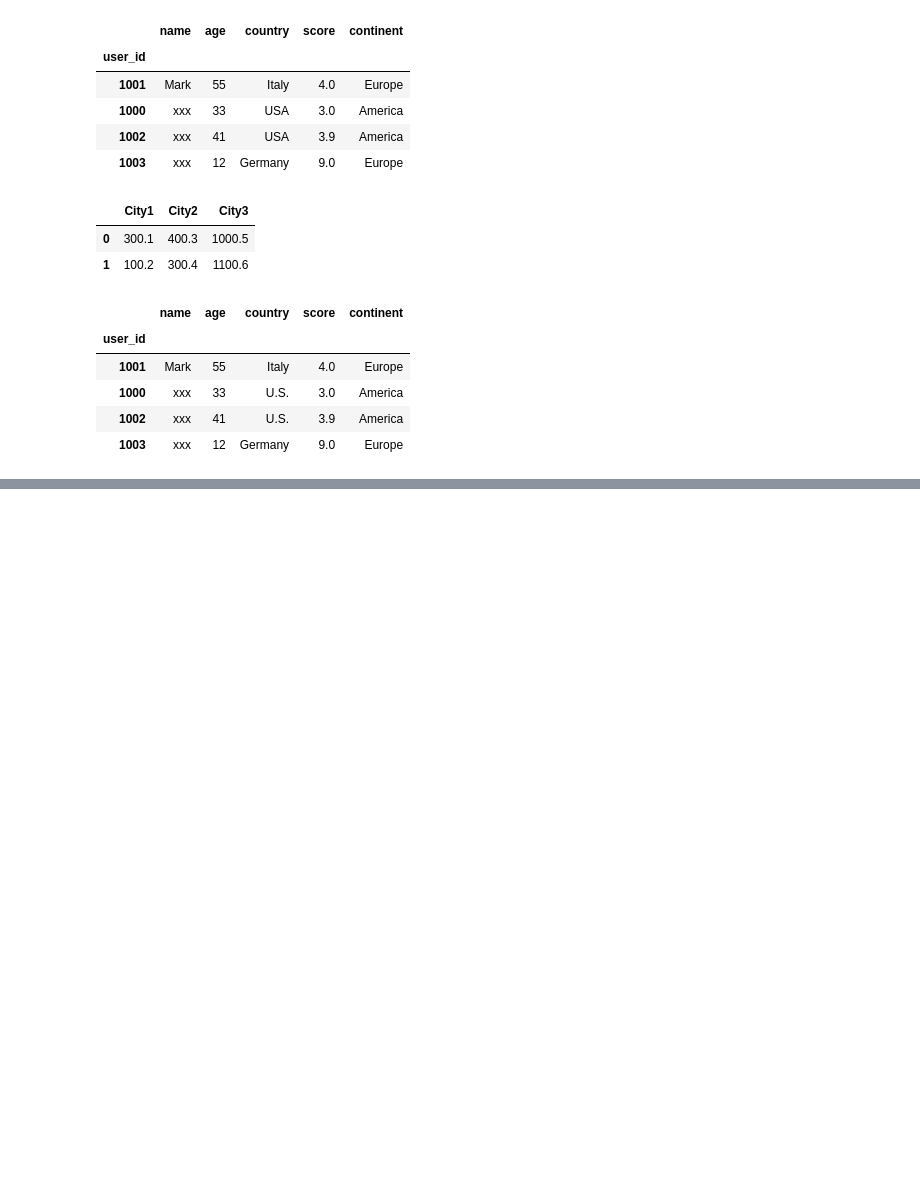
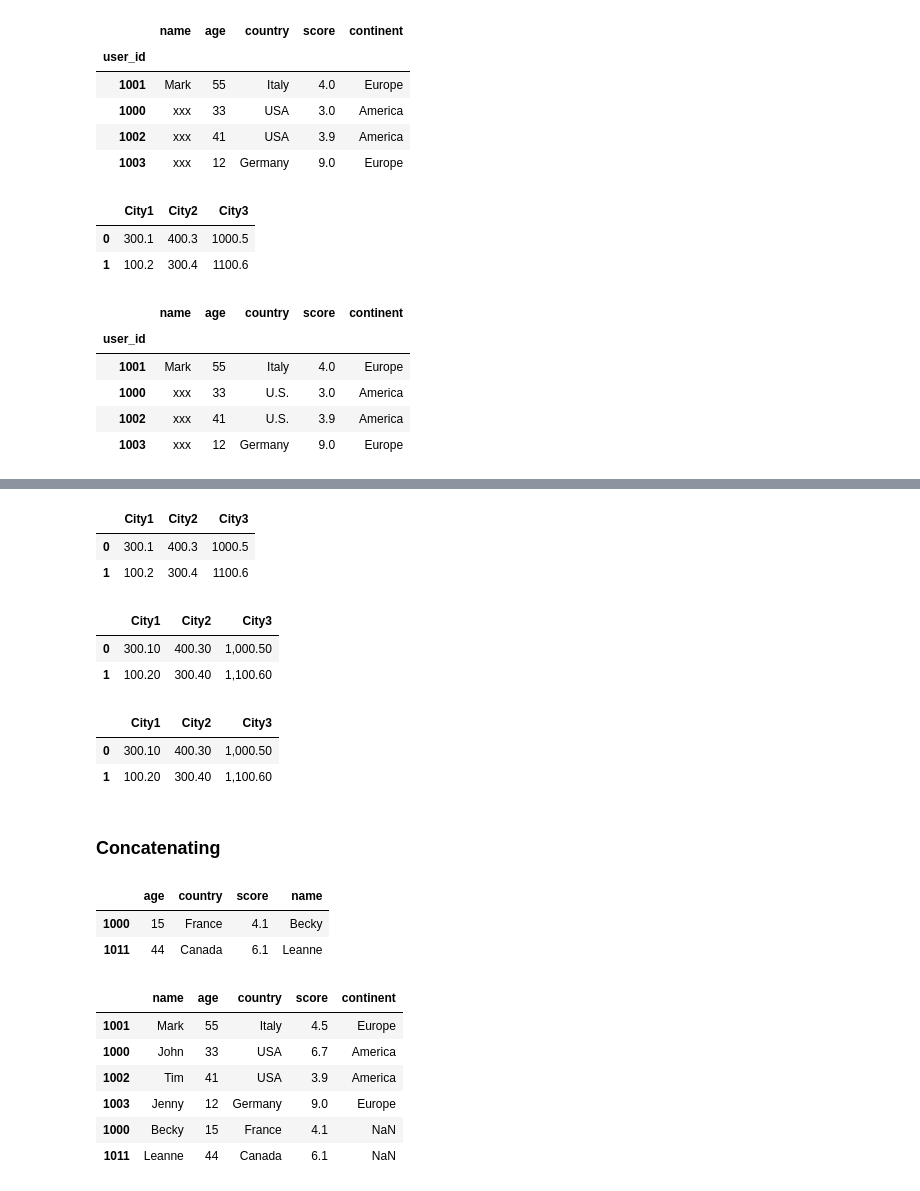
Before and after one commit to qwasteve123/ForLearningPython, a Jupyter notebook: excel_for_python/2_Pandas/2_Pandas_Notes.ipynb, the cells around one changed output, grey strips where cells are left out. Drawn from its saved outputs; the diff is of its cells as text; code cells hidden in the pictures; blank space fills up the shorter version.

```diff
--- a/excel_for_python/2_Pandas/2_Pandas_Notes.ipynb
+++ b/excel_for_python/2_Pandas/2_Pandas_Notes.ipynb
@@ -263,0 +360,41 @@ array(['Italy', 'USA', 'Germany'], dtype=object)
+# %%
+rainfall
+# %% [output]
+|  | City1 | City2 | City3 |
+| 0 | 300.1 | 400.3 | 1000.5 |
+| 1 | 100.2 | 300.4 | 1100.6 |
+# %%
+def format_string(x):
+    return f"{x:,.2f}"
+rainfall.applymap(format_string)
+# %% [output]
+|  | City1 | City2 | City3 |
+| 0 | 300.10 | 400.30 | 1,000.50 |
+| 1 | 100.20 | 300.40 | 1,100.60 |
+# %%
+rainfall.applymap(lambda x: f"{x:,.2f}")
+# %% [output]
+|  | City1 | City2 | City3 |
+| 0 | 300.10 | 400.30 | 1,000.50 |
+| 1 | 100.20 | 300.40 | 1,100.60 |
+# %% [markdown]
+### Concatenating
+# %%
+data=[[15,"France",4.1,"Becky"],[44,"Canada",6.1,"Leanne"]]
+more_users = pd.DataFrame(data=data, columns=["age","country","score","name"],
+                                              index=[1000,1011])
+more_users
+# %% [output]
+|  | age | country | score | name |
+| 1000 | 15 | France | 4.1 | Becky |
+| 1011 | 44 | Canada | 6.1 | Leanne |
+# %%
+pd.concat([df, more_users],axis=0)
+# %% [output]
+|  | name | age | country | score | continent |
+| 1001 | Mark | 55 | Italy | 4.5 | Europe |
+| 1000 | John | 33 | USA | 6.7 | America |
+| 1002 | Tim | 41 | USA | 3.9 | America |
+| 1003 | Jenny | 12 | Germany | 9.0 | Europe |
+| 1000 | Becky | 15 | France | 4.1 | NaN |
+| 1011 | Leanne | 44 | Canada | 6.1 | NaN |
```
Also changed, not shown: parts of 62 cells of this notebook.
